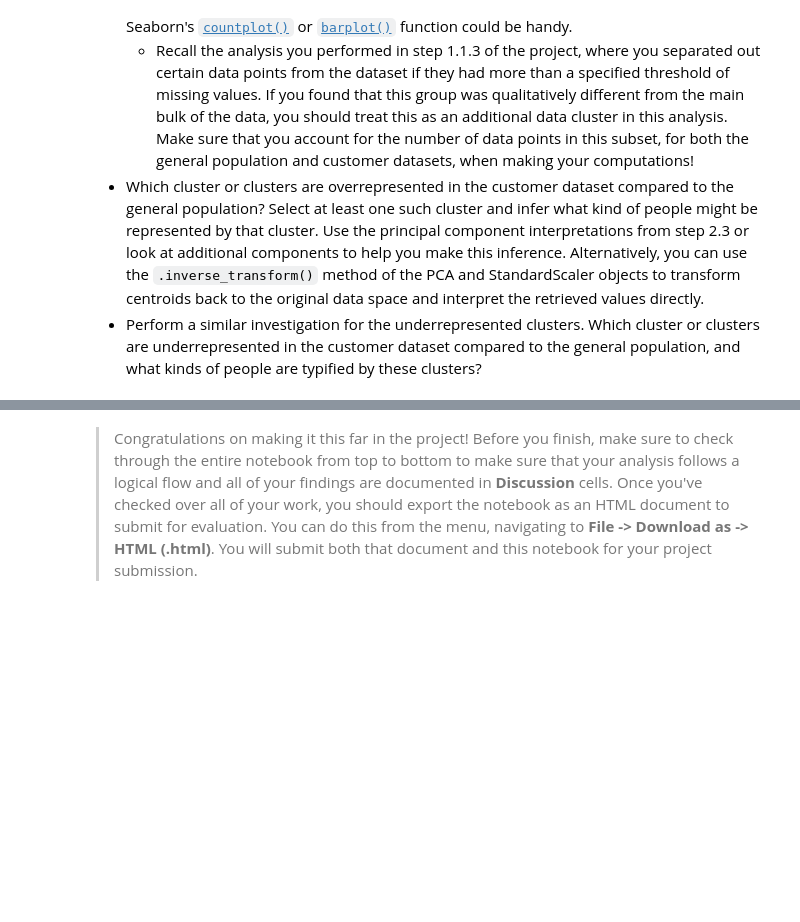
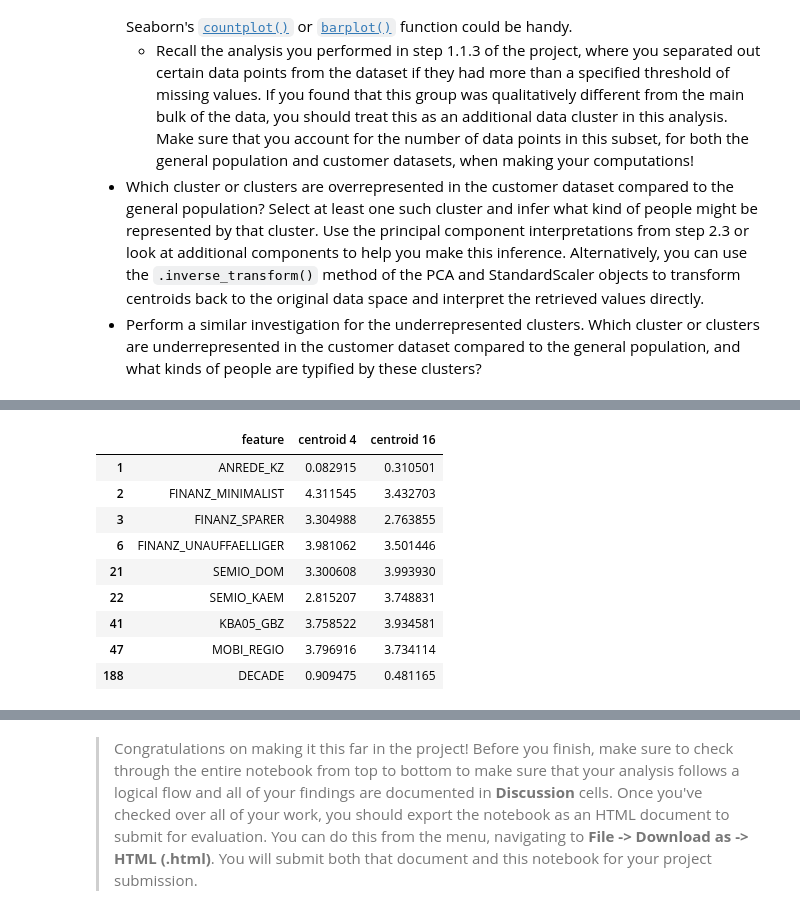
Before and after one commit to kassem-mustapha/identify-customer-segments, a Jupyter notebook: Identify_Customer_Segments.ipynb, the cells around one changed output, grey strips where cells are left out. Cells and saved outputs as stored; diff of their text form; code cells hidden in the pictures; blank space fills up the shorter version.

```diff
--- a/Identify_Customer_Segments.ipynb
+++ b/Identify_Customer_Segments.ipynb
@@ -1449,0 +1449,6 @@ The customers data in Cluster 6 is overrepresented compared to general populatio
+# %%
+# taken from 2.3
+pos_corr=["LP_STATUS_GROB_1.0","HH_EINKOMMEN_SCORE","WEALTH", "ALTERSKATEGORIE_GROB","FINANZ_VORSORGER","ZABEOTYP_3.0",
+"SEMIO_VERT","SEMIO_FAM","SEMIO_SOZ"]
+neg_corr=["FINANZ_MINIMALIST","MOBI_REGIO","KBA05_GBZ","DECADE","FINANZ_SPARER","FINANZ_UNAUFFAELLIGER",
+             "SEMIO_KAEM","SEMIO_DOM","ANREDE_KZ"]
@@ -1449,0 +1467,13 @@ The customers data in Cluster 6 is overrepresented compared to general populatio
+# %%
+centroids_df[centroids_df["feature"].isin(neg_corr)]
+# %% [output]
+|  | feature | centroid 4 | centroid 16 |
+| 1 | ANREDE_KZ | 0.082915 | 0.310501 |
+| 2 | FINANZ_MINIMALIST | 4.311545 | 3.432703 |
+| 3 | FINANZ_SPARER | 3.304988 | 2.763855 |
+| 6 | FINANZ_UNAUFFAELLIGER | 3.981062 | 3.501446 |
+| 21 | SEMIO_DOM | 3.300608 | 3.993930 |
+| 22 | SEMIO_KAEM | 2.815207 | 3.748831 |
+| 41 | KBA05_GBZ | 3.758522 | 3.934581 |
+| 47 | MOBI_REGIO | 3.796916 | 3.734114 |
+| 188 | DECADE | 0.909475 | 0.481165 |
```
Also changed, not shown: parts of 20 cells of this notebook, 1 other file.
